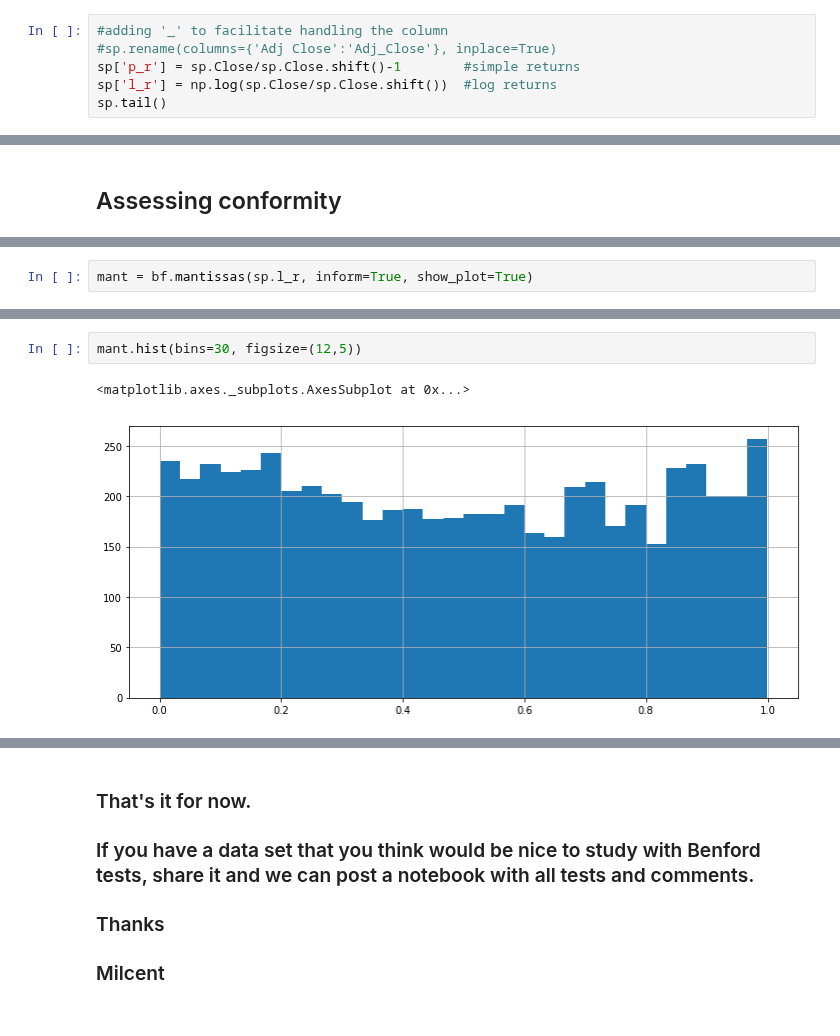
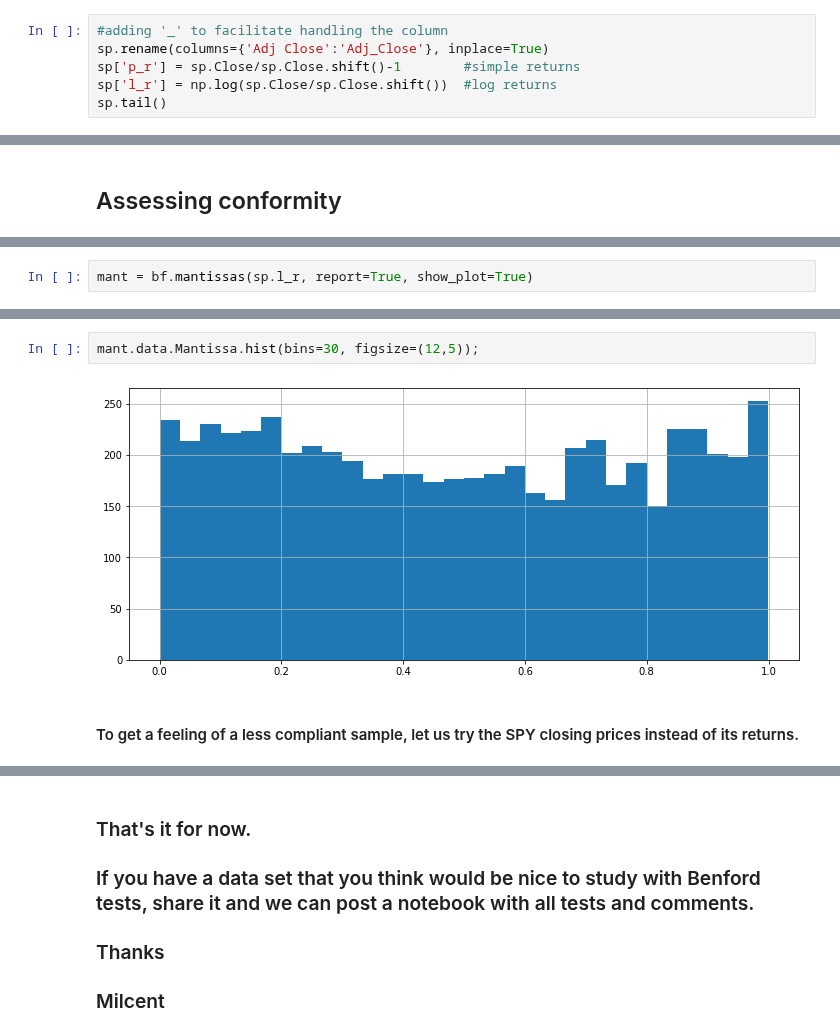
Before and after one commit to milcent/benford_py, a Jupyter notebook: Demo.ipynb, the cells around one changed output, grey strips where cells are left out. Saved outputs shown, nothing was run; the diff lists cells and outputs as text.

```diff
--- a/Demo.ipynb
+++ b/Demo.ipynb
@@ -34,7 +34,7 @@ sp = pd.read_csv('data/SPY.csv', index_col='Date', parse_dates=True)
 #### Creating simple and log return  columns
 # %%
 #adding '_' to facilitate handling the column
-#sp.rename(columns={'Adj Close':'Adj_Close'}, inplace=True)
+sp.rename(columns={'Adj Close':'Adj_Close'}, inplace=True)
 sp['p_r'] = sp.Close/sp.Close.shift()-1        #simple returns
 sp['l_r'] = np.log(sp.Close/sp.Close.shift())  #log returns
 sp.tail()
@@ -290,3 +307,3 @@ For the Second Digits:
 # %%
-mant = bf.mantissas(sp.l_r, inform=True, show_plot=True)
+mant = bf.mantissas(sp.l_r, report=True, show_plot=True)
 # %% [output]
@@ -298,5 +320,6 @@ The Mantissas KURTOSIS is -1.2797511488052609.  Ref: -1.2.
 # %%
-mant.hist(bins=30, figsize=(12,5))
+mant.data.Mantissa.hist(bins=30, figsize=(12,5));
 # %% [output]
-<matplotlib.axes._subplots.AxesSubplot at 0x...>
-[figure, old version]
+[figure, new version]
+# %% [markdown]
+#### To get a feeling of a less compliant sample, let us try the SPY closing prices instead of its returns.
```
Also changed, not shown: parts of 52 cells of this notebook.
